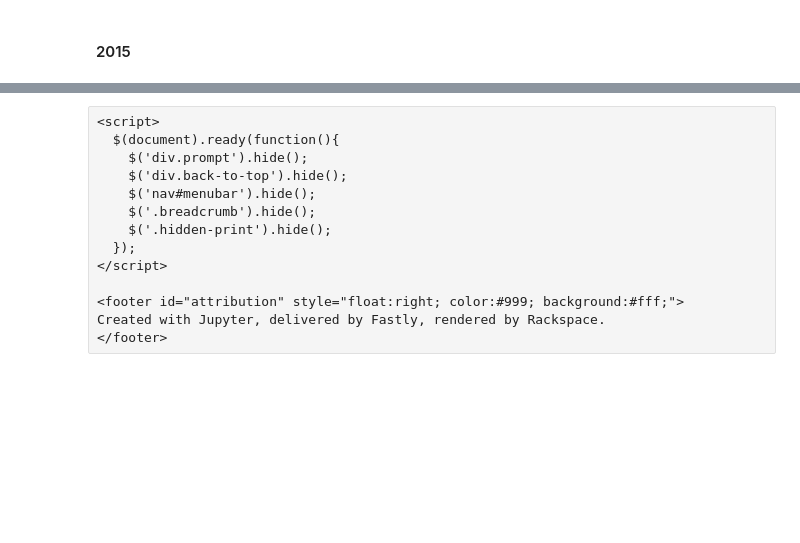
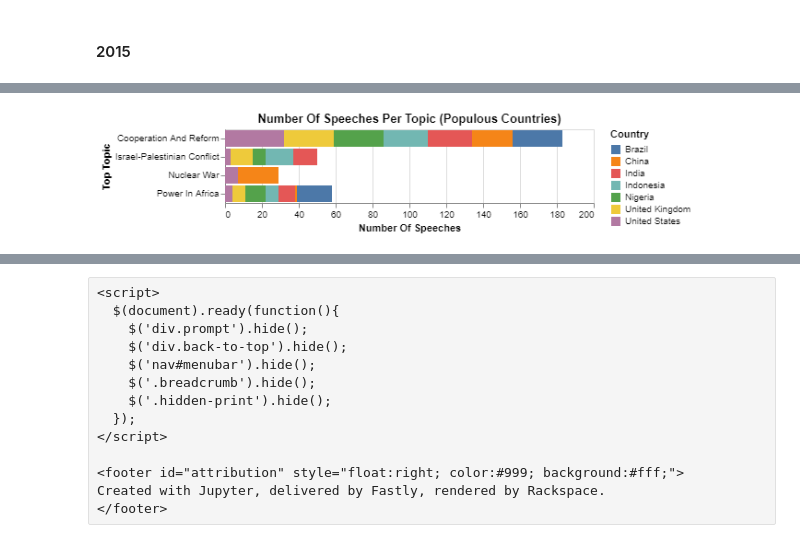
Before and after one commit to jghuynh/Topic-Modeling-UN-Speeches, a Jupyter notebook: Presentation_Topic_Modeling.ipynb, the cells around one changed output, grey strips where cells are left out. Drawn from its saved outputs; the diff is of its cells as text; code cells hidden in the pictures; blank space fills up the shorter version.

```diff
--- a/Presentation_Topic_Modeling.ipynb
+++ b/Presentation_Topic_Modeling.ipynb
@@ -359,0 +421,5 @@ Image("topicsPerYear.png")
+# %%
+Image("NumSpeechesPerTopic_Big.png", height = 600, width = 600)
+# HTML("NumSpeechesPerTopic_Populous.html")
+# %% [output]
+[figure, added]
```
Also changed, not shown: parts of 19 cells of this notebook, 1 other file.
